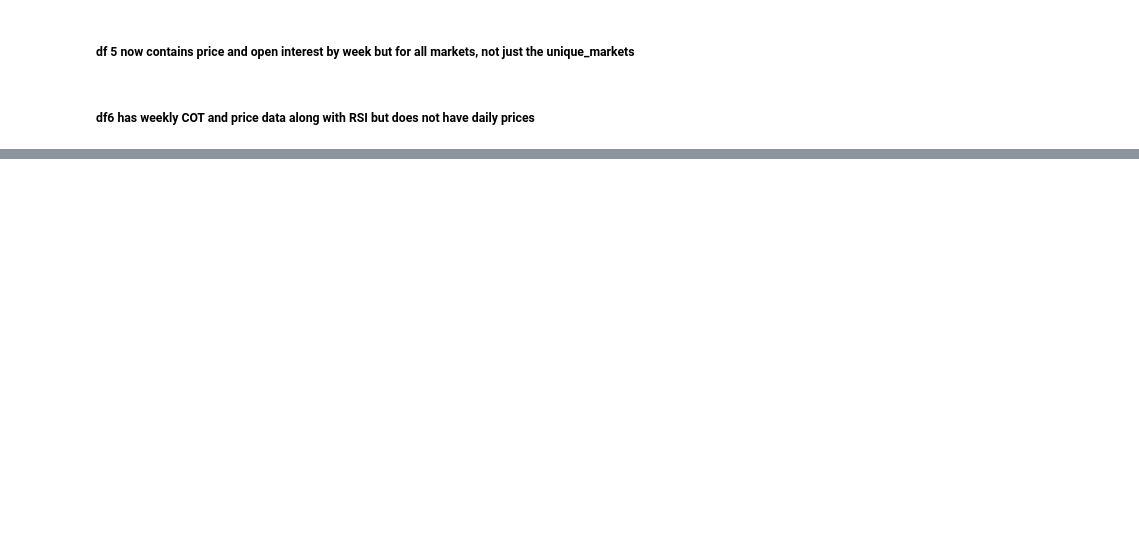
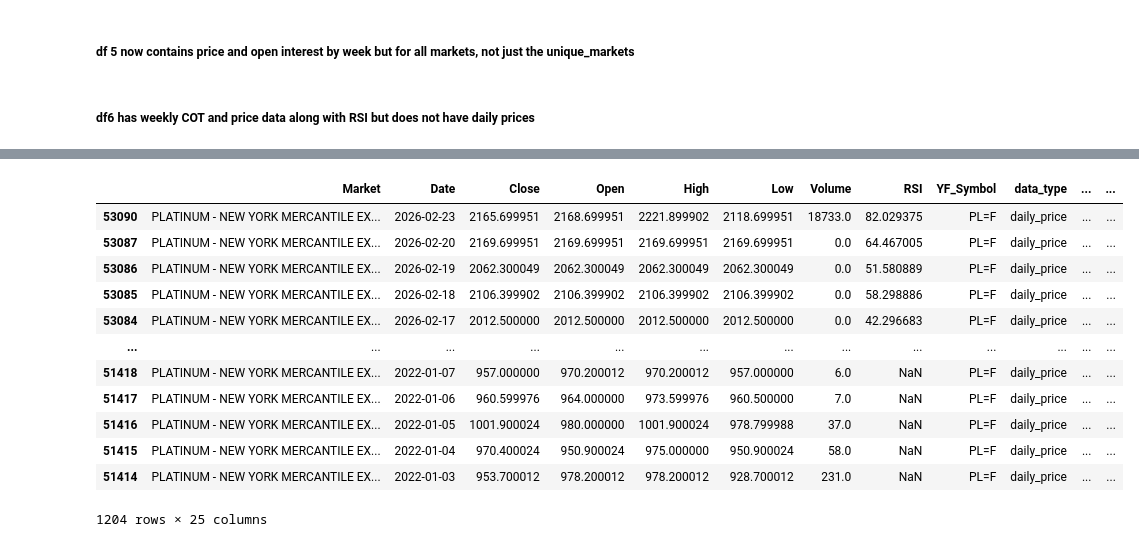
Before and after one commit to JPow/COT_Dashboard_Deployment, a Jupyter notebook: COT Cursor Experiments To Deploy.ipynb, the cells around one changed output, grey strips where cells are left out. Cells and saved outputs as stored; diff of their text form; code cells hidden in the pictures; blank space fills up the shorter version.

```diff
--- a/COT Cursor Experiments To Deploy.ipynb
+++ b/COT Cursor Experiments To Deploy.ipynb
@@ -843,5 +865,22 @@ Daily price data: 69748 records
 # %%
 df6_combined = df6_combined.dropna(subset=['Close'])
+# %%
+platinum = df6_combined[df6_combined["Market"] == "PLATINUM - NEW YORK MERCANTILE EXCHANGE"]
+platinum.sort_values("Date", ascending = False)
+# %% [output]
+|  | Market | Date | Close | Open | High | Low | Volume | RSI | YF_Symbol | data_type | ... | ... |
+| 53090 | PLATINUM - NEW YORK MERCANTILE EX... | 2026-02-23 | 2165.699951 | 2168.699951 | 2221.899902 | 2118.699951 | 18733.0 | 82.029375 | PL=F | daily_price | ... | ... |
+| 53087 | PLATINUM - NEW YORK MERCANTILE EX... | 2026-02-20 | 2169.699951 | 2169.699951 | 2169.699951 | 2169.699951 | 0.0 | 64.467005 | PL=F | daily_price | ... | ... |
+| 53086 | PLATINUM - NEW YORK MERCANTILE EX... | 2026-02-19 | 2062.300049 | 2062.300049 | 2062.300049 | 2062.300049 | 0.0 | 51.580889 | PL=F | daily_price | ... | ... |
+| 53085 | PLATINUM - NEW YORK MERCANTILE EX... | 2026-02-18 | 2106.399902 | 2106.399902 | 2106.399902 | 2106.399902 | 0.0 | 58.298886 | PL=F | daily_price | ... | ... |
+| 53084 | PLATINUM - NEW YORK MERCANTILE EX... | 2026-02-17 | 2012.500000 | 2012.500000 | 2012.500000 | 2012.500000 | 0.0 | 42.296683 | PL=F | daily_price | ... | ... |
+| ... | ... | ... | ... | ... | ... | ... | ... | ... | ... | ... | ... | ... |
+| 51418 | PLATINUM - NEW YORK MERCANTILE EX... | 2022-01-07 | 957.000000 | 970.200012 | 970.200012 | 957.000000 | 6.0 | NaN | PL=F | daily_price | ... | ... |
+| 51417 | PLATINUM - NEW YORK MERCANTILE EX... | 2022-01-06 | 960.599976 | 964.000000 | 973.599976 | 960.500000 | 7.0 | NaN | PL=F | daily_price | ... | ... |
+| 51416 | PLATINUM - NEW YORK MERCANTILE EX... | 2022-01-05 | 1001.900024 | 980.000000 | 1001.900024 | 978.799988 | 37.0 | NaN | PL=F | daily_price | ... | ... |
+| 51415 | PLATINUM - NEW YORK MERCANTILE EX... | 2022-01-04 | 970.400024 | 950.900024 | 975.000000 | 950.900024 | 58.0 | NaN | PL=F | daily_price | ... | ... |
+| 51414 | PLATINUM - NEW YORK MERCANTILE EX... | 2022-01-03 | 953.700012 | 978.200012 | 978.200012 | 928.700012 | 231.0 | NaN | PL=F | daily_price | ... | ... |
+1204 rows × 25 columns
 # %%
 # Export the combined dataset (both weekly COT data and daily price data)
 df6_combined.to_json('cot_data.json', orient='records')
```
Also changed, not shown: parts of 11 cells of this notebook, 2 other files.
